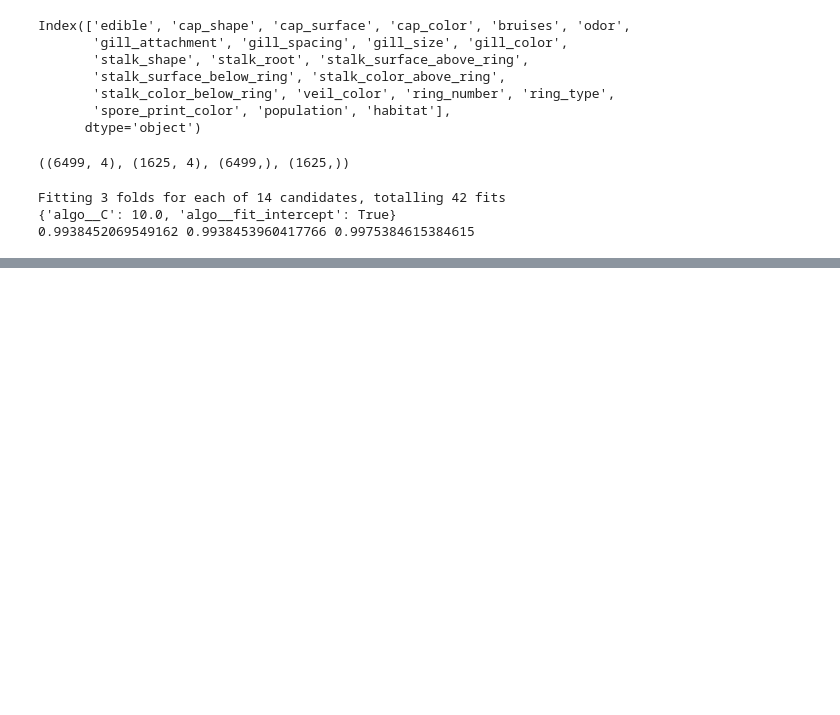
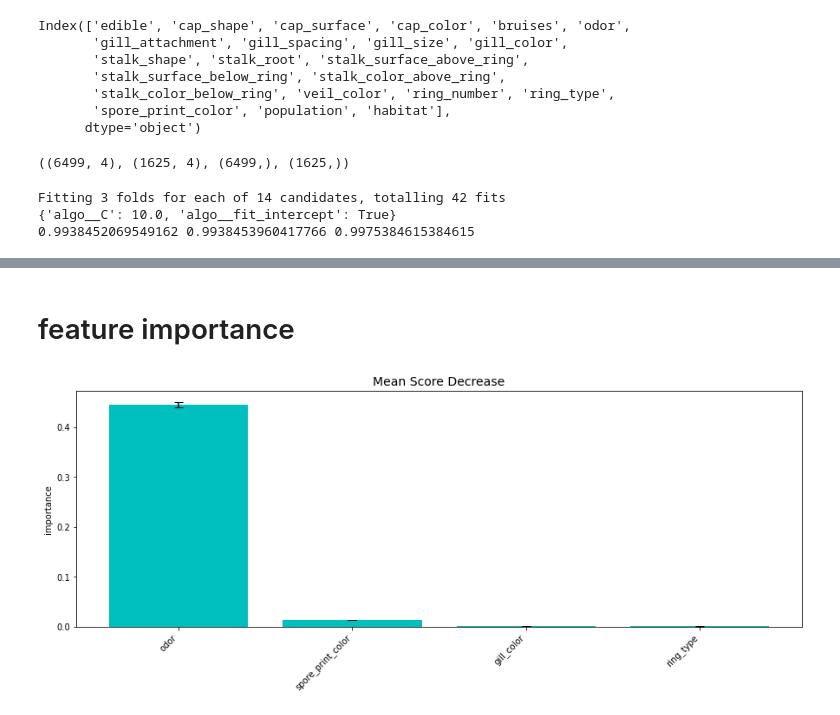
Before and after one commit to FransiscoReadyPermana/supervised_learning, a Jupyter notebook: 09 - Classification Evaluation/part 7 - Exercise.ipynb, the cells around one changed output, grey strips where cells are left out. Saved outputs shown, nothing was run; the diff lists cells and outputs as text; code cells hidden in the pictures; blank space fills up the shorter version.

```diff
--- a/09 - Classification Evaluation/part 7 - Exercise.ipynb
+++ b/09 - Classification Evaluation/part 7 - Exercise.ipynb
@@ -115,0 +153,6 @@ Fitting 3 folds for each of 14 candidates, totalling 42 fits
+# %% [markdown]
+# feature importance
+# %%
+df_imp = mean_score_decrease(X_train, y_train, model, plot=True, topk=10)
+# %% [output]
+[figure, added]
```
Also changed, not shown: parts of 11 cells of this notebook.
